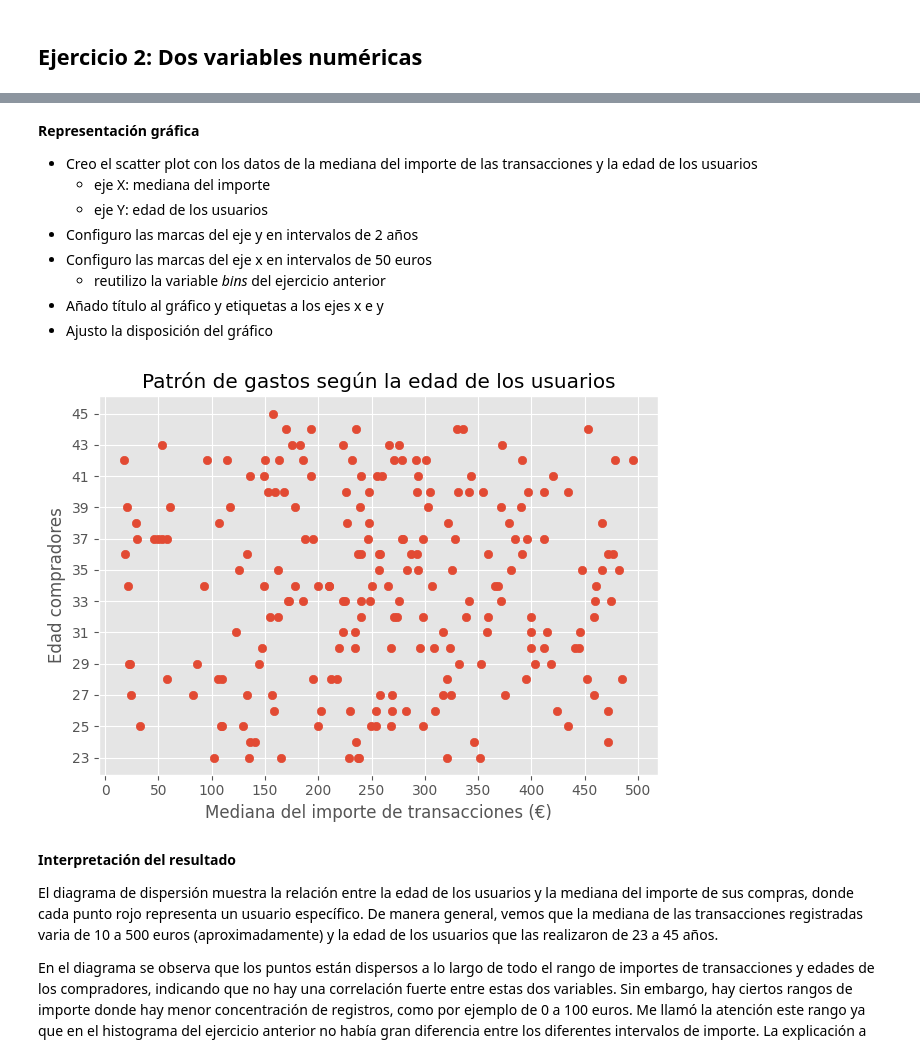
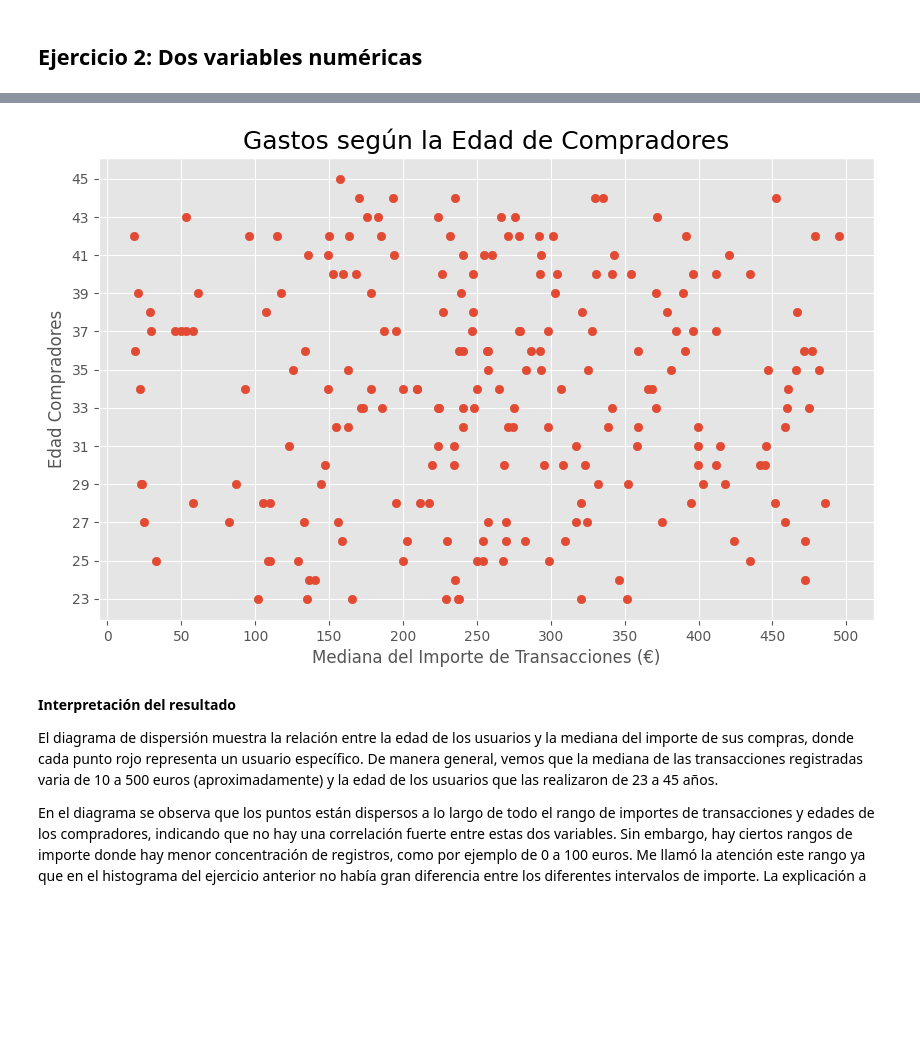
Before and after one commit to natalyamn/DataAnalytics_ITAcademy, a Jupyter notebook: 08. Sprint 8 Python/8.1 Visualizaciones en Python/Sprint8.01_NM.ipynb, the cells around one changed output, grey strips where cells are left out. Saved outputs shown, nothing was run; the diff lists cells and outputs as text; code cells hidden in the pictures; blank space fills up the shorter version.

```diff
--- a/08. Sprint 8 Python/8.1 Visualizaciones en Python/Sprint8.01_NM.ipynb
+++ b/08. Sprint 8 Python/8.1 Visualizaciones en Python/Sprint8.01_NM.ipynb
@@ -46,3 +62,9 @@ for tabla, df in dataframe.items():
+# %%
+dataframe['transaction'] = dataframe['transaction'].rename(columns={'id':'transaction_id'})
+dataframe['credit_card'] = dataframe['credit_card'].rename(columns={'id':'card_id','user_id':'card_owner'})
+dataframe['user'] = dataframe['user'].rename(columns={'id':'user_id','country':'user_country'})
+dataframe['company'] = dataframe['company'].rename(columns={'country':'company_country'})
+dataframe['product'] = dataframe['product'].rename(columns={'id':'product_id'})
 # %% [markdown]
 ### Realizarás una visualización para cada ejercicio. Comenta lo que llama la atención de graficar esta variable, justifica la elección del gráfico e interpreta los resultados en función de tus datos.
 # %%
@@ -68,14 +81,13 @@ plt.style.use('ggplot')
 # %%
-values, bins, bars = plt.hist(dataframe['transaction']['amount'],
-                              bins=np.arange(0, 525, 50),
-                              edgecolor="white")
+plt.figure(figsize=(10,6))
+values, bins, bars = plt.hist(dataframe['transaction']['amount'], bins=np.arange(0, 525, 50), edgecolor="white")
 
 plt.xticks(bins)
 
-plt.title('Distribución del importe de las transacciones')
-plt.xlabel('Importe transacciones (€)')
+plt.title('Distribución del Importe de las Transacciones', fontsize=18)
+plt.xlabel('Importe de Transacciones (€)')
 plt.ylabel('Frecuencia')
 plt.bar_label(container=bars)
 
-plt.tight_layout()
+plt.show()
 # %% [output]
@@ -118,37 +122,23 @@ def calculate_age(birth_date):
 
 dataframe['user']['age'] = dataframe['user']['birth_date'].apply(calculate_age)
 
-median_amount = dataframe['transaction'].groupby('user_id')['amount'].median().reset_index()
-
-user_amount = pd.merge(median_amount,
-                      dataframe['user'],
-                      how='left',
-                      left_on='user_id',
-                      right_on='id'
-                      )[['amount','user_id','country','city','age']]
+transaction_users = pd.merge(dataframe['transaction'].groupby('user_id')['amount'].median().reset_index(name='median_amount'),
+                             dataframe['user'],
+                             on='user_id')
-# %% [markdown]
-**Representación gráfica**
-* Creo el scatter plot con los datos de la mediana del importe de las transacciones y la edad de los usuarios
-    * eje X: mediana del importe
-    * eje Y: edad de los usuarios
-* Configuro las marcas del eje y en intervalos de 2 años
-* Configuro las marcas del eje x en intervalos de 50 euros
-    * reutilizo la variable *bins* del ejercicio anterior
-* Añado título al gráfico y etiquetas a los ejes x e y
-* Ajusto la disposición del gráfico
 # %%
-plt.scatter(user_amount.amount, user_amount.age)
+plt.figure(figsize=(10,6))
+plt.scatter(transaction_users.median_amount, transaction_users.age)
 
-plt.yticks(np.arange(min(user_amount.age),max(user_amount.age + 1),2))
+plt.yticks(np.arange(min(transaction_users.age),max(transaction_users.age + 1),2))
 plt.xticks(bins)
 
-plt.title('Patrón de gastos según la edad de los usuarios')
-plt.xlabel('Mediana del importe de transacciones (€)')
-plt.ylabel('Edad compradores')
+plt.title('Gastos según la Edad de Compradores', fontsize=18)
+plt.xlabel('Mediana del Importe de Transacciones (€)')
+plt.ylabel('Edad Compradores')
 
-plt.tight_layout()
+plt.show()
 # %% [output]
-[figure, old version]
+[figure, new version]
 # %% [markdown]
 **Interpretación del resultado**
 
```
Also changed, not shown: parts of 32 cells of this notebook.
